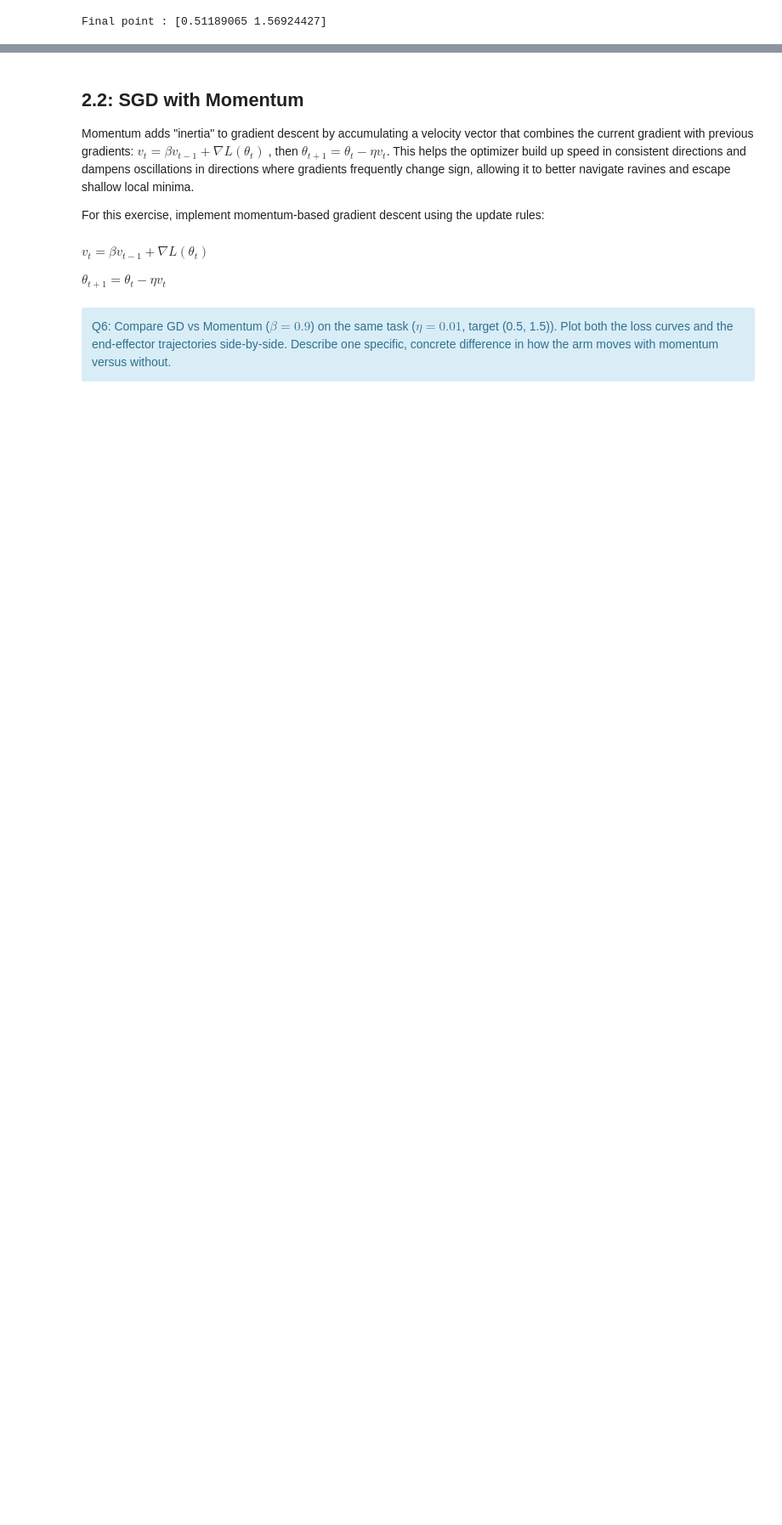
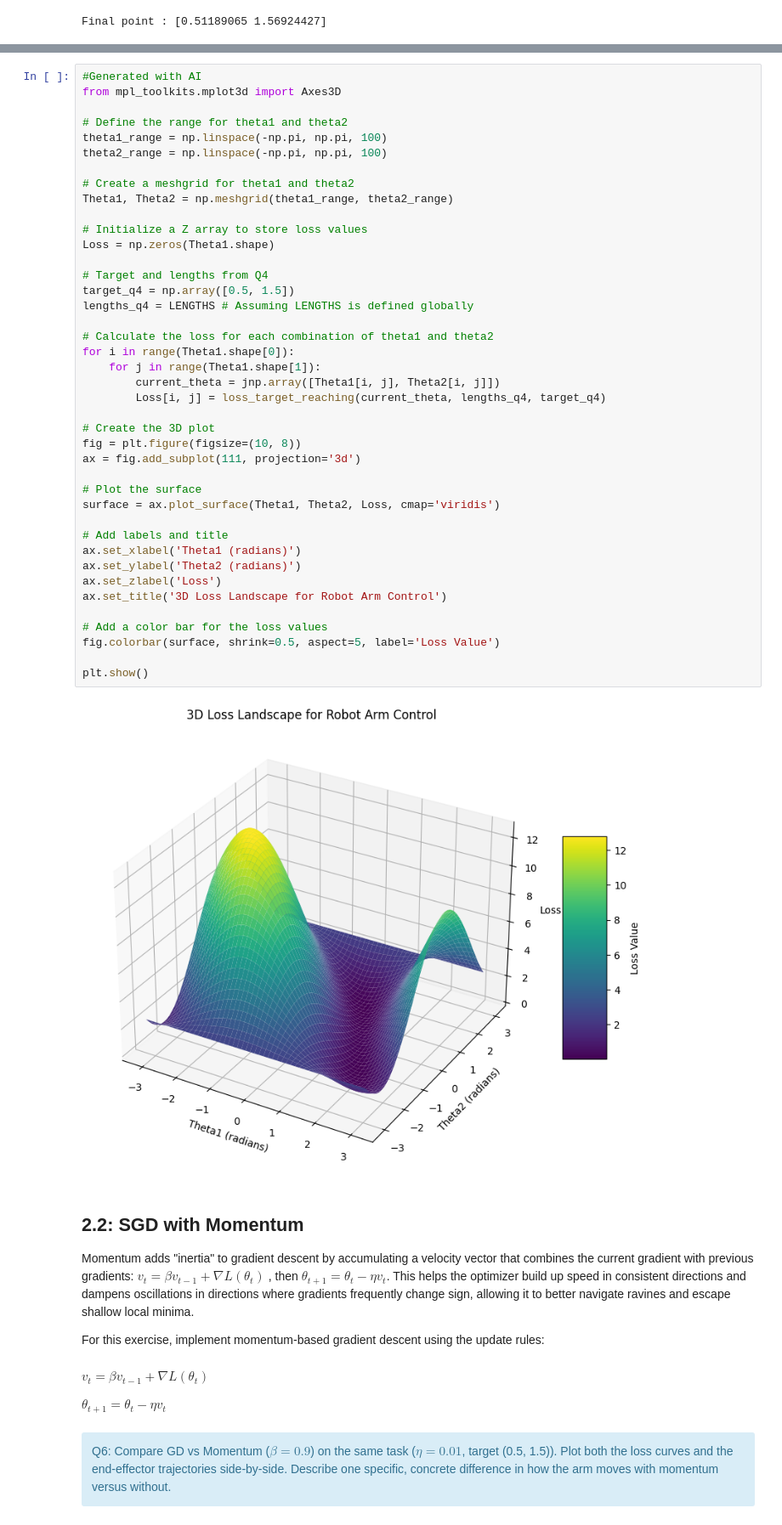
Before and after one commit to AntoninLeSecq/stochastic, a Jupyter notebook: notebooks/control_BE.ipynb, the cells around one changed output, grey strips where cells are left out. Shown at 85% size. Cells and saved outputs as stored; diff of their text form; blank space fills up the shorter version.

```diff
--- a/notebooks/control_BE.ipynb
+++ b/notebooks/control_BE.ipynb
@@ -474,3 +472,46 @@ Final point : [0.51189065 1.56924427]
+# %%
+#Generated with AI
+from mpl_toolkits.mplot3d import Axes3D
+
+# Define the range for theta1 and theta2
+theta1_range = np.linspace(-np.pi, np.pi, 100)
+theta2_range = np.linspace(-np.pi, np.pi, 100)
+
+# Create a meshgrid for theta1 and theta2
+Theta1, Theta2 = np.meshgrid(theta1_range, theta2_range)
+
+# Initialize a Z array to store loss values
+Loss = np.zeros(Theta1.shape)
+
+# Target and lengths from Q4
+target_q4 = np.array([0.5, 1.5])
+lengths_q4 = LENGTHS # Assuming LENGTHS is defined globally
+
+# Calculate the loss for each combination of theta1 and theta2
+for i in range(Theta1.shape[0]):
+    for j in range(Theta1.shape[1]):
+        current_theta = jnp.array([Theta1[i, j], Theta2[i, j]])
+        Loss[i, j] = loss_target_reaching(current_theta, lengths_q4, target_q4)
+
+# Create the 3D plot
+fig = plt.figure(figsize=(10, 8))
+ax = fig.add_subplot(111, projection='3d')
+
+# Plot the surface
+surface = ax.plot_surface(Theta1, Theta2, Loss, cmap='viridis')
+
+# Add labels and title
+ax.set_xlabel('Theta1 (radians)')
+ax.set_ylabel('Theta2 (radians)')
+ax.set_zlabel('Loss')
+ax.set_title('3D Loss Landscape for Robot Arm Control')
+
+# Add a color bar for the loss values
+fig.colorbar(surface, shrink=0.5, aspect=5, label='Loss Value')
+
+plt.show()
+# %% [output]
+[figure, added]
 # %% [markdown]
 ## 2.2: SGD with Momentum
 
```
Also changed, not shown: parts of 21 cells of this notebook.
